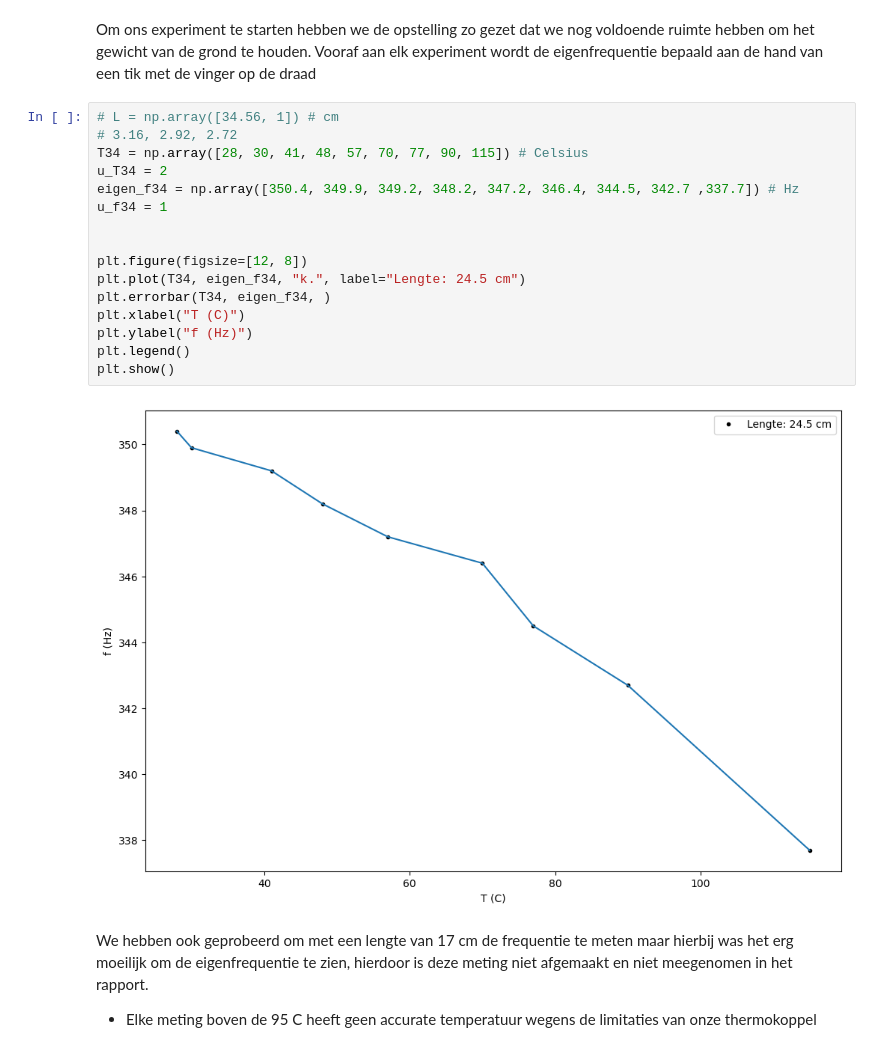
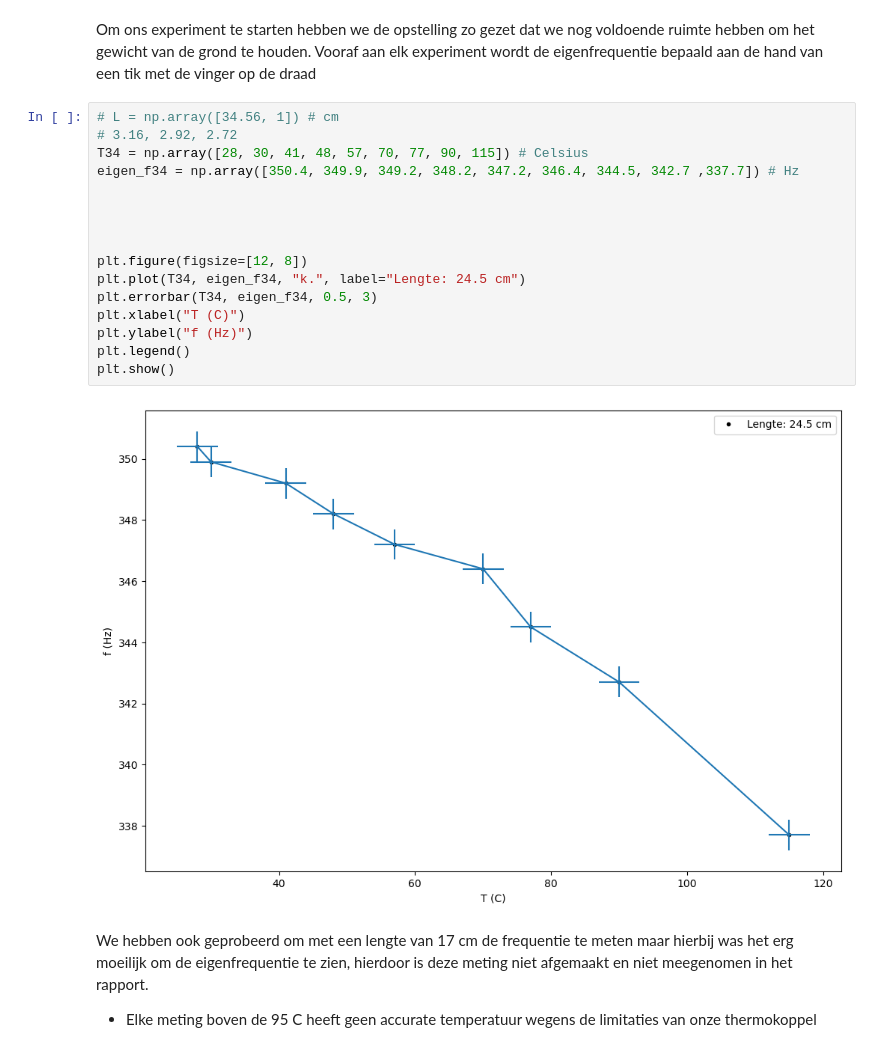
Before and after one commit to AlejandroJean1/Onderzoekspracticum-TN2, a Jupyter notebook: Logboek 08-09-2026.ipynb, the cells around one changed output. Saved outputs shown, nothing was run; the diff lists cells and outputs as text.

```diff
--- a/Logboek 08-09-2026.ipynb
+++ b/Logboek 08-09-2026.ipynb
@@ -8,21 +8,21 @@ Vooraf aan elk experiment wordt de eigenfrequentie bepaald aan de hand van een t
 # %%
 # L = np.array([34.56, 1]) # cm
 # 3.16, 2.92, 2.72
 T34 = np.array([28, 30, 41, 48, 57, 70, 77, 90, 115]) # Celsius
-u_T34 = 2
 eigen_f34 = np.array([350.4, 349.9, 349.2, 348.2, 347.2, 346.4, 344.5, 342.7 ,337.7]) # Hz
-u_f34 = 1
+
+
 
 
 plt.figure(figsize=[12, 8])
 plt.plot(T34, eigen_f34, "k.", label="Lengte: 24.5 cm")
-plt.errorbar(T34, eigen_f34, )
+plt.errorbar(T34, eigen_f34, 0.5, 3)
 plt.xlabel("T (C)")
 plt.ylabel("f (Hz)")
 plt.legend()
 plt.show()
 # %% [output]
-[figure, old version]
+[figure, new version]
 # %% [markdown]
 We hebben ook geprobeerd om met een lengte van 17 cm de frequentie te meten maar hierbij was het erg moeilijk om de eigenfrequentie te zien, hierdoor is deze meting niet afgemaakt en niet meegenomen in het rapport.
 
```
